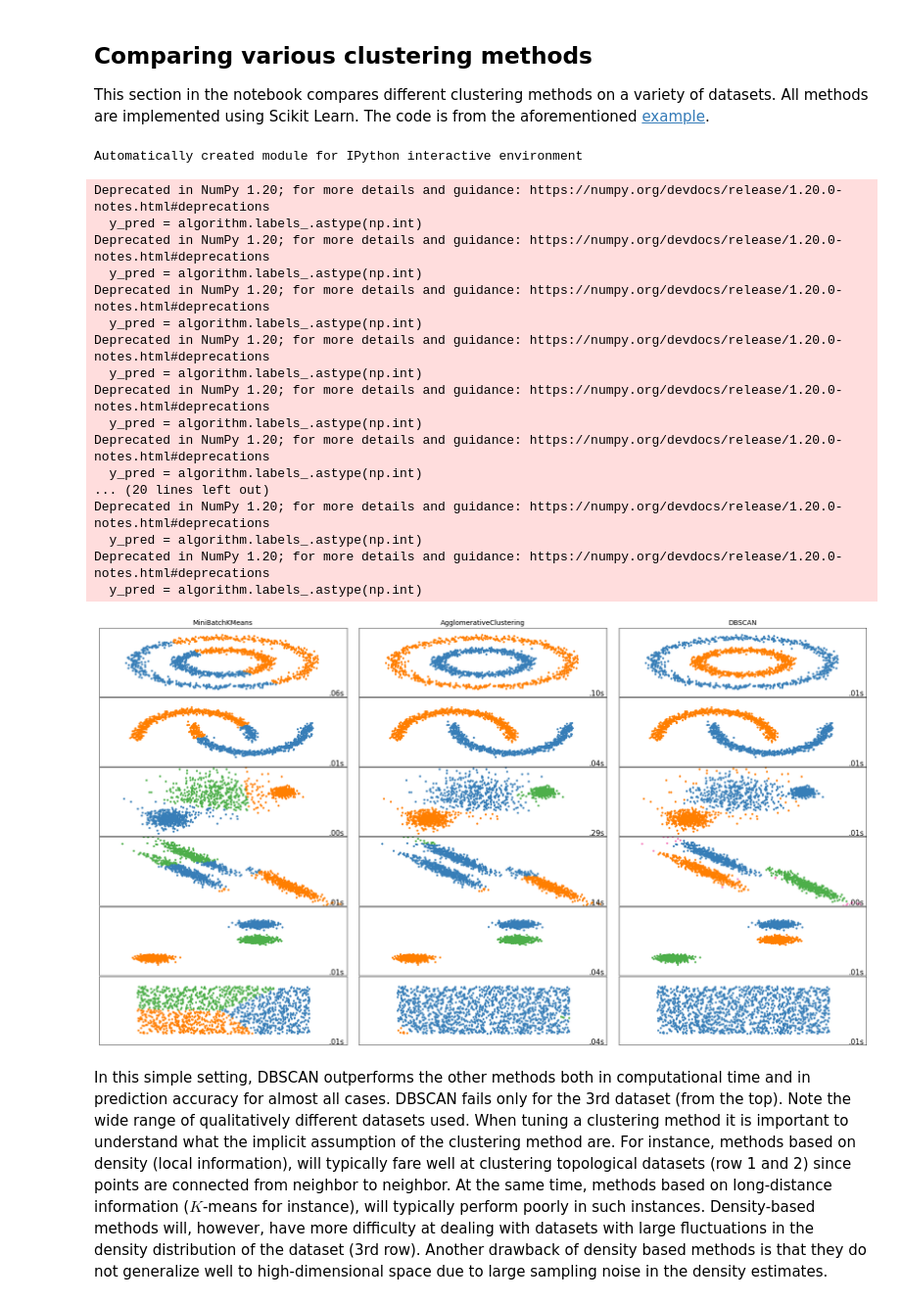
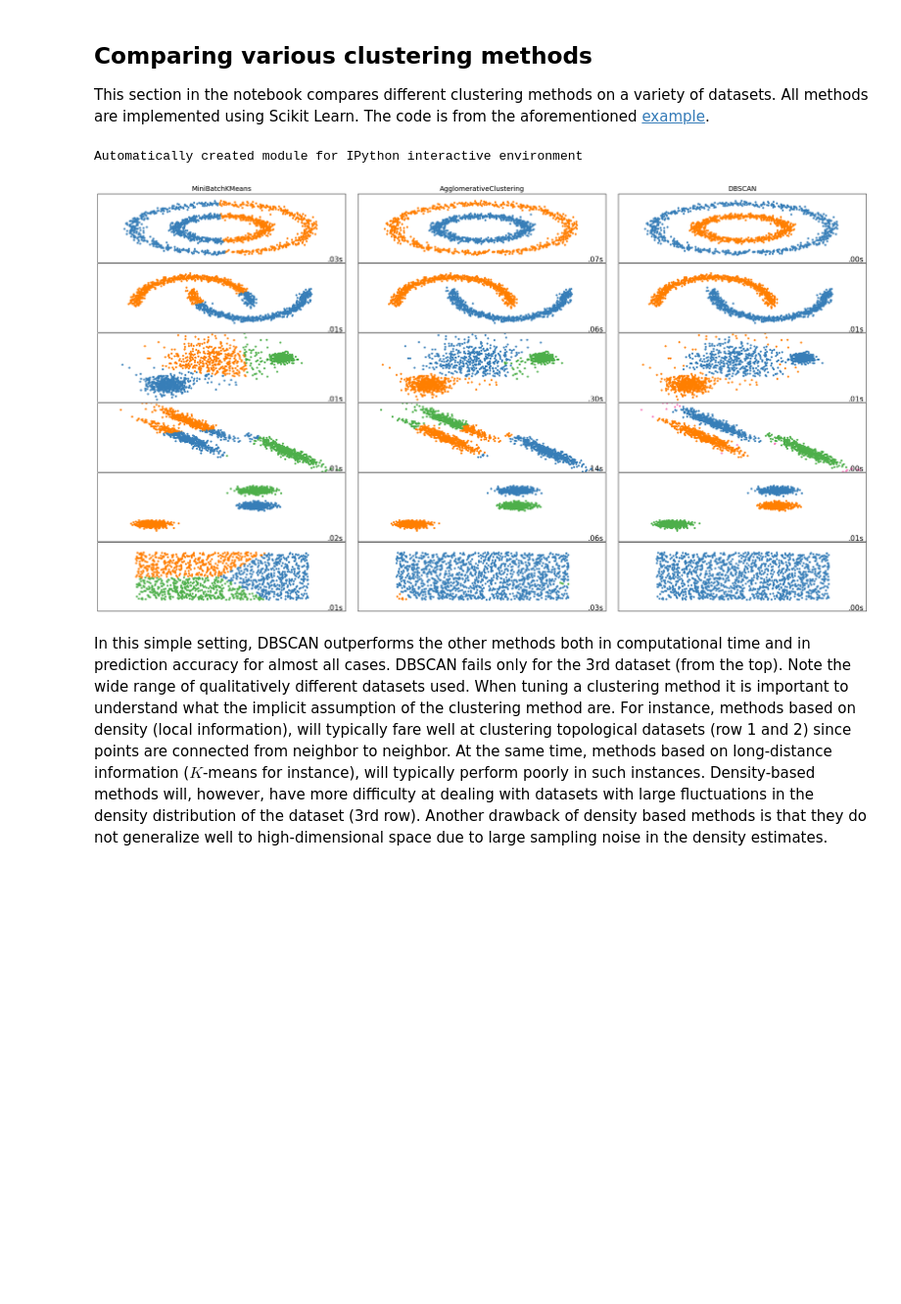
Before and after one commit to enocera/FIS0204, a Jupyter notebook: Notebooks/Notebook_05.ipynb, the cells around one changed output. Shown at 98% size. Cells and saved outputs as stored; diff of their text form; code cells hidden in the pictures; blank space fills up the shorter version.

```diff
--- a/Notebooks/Notebook_05.ipynb
+++ b/Notebooks/Notebook_05.ipynb
@@ -228,13 +228,12 @@ for i_dataset, (dataset, algo_params) in enumerate(datasets):
         n_clusters=params['n_clusters'], linkage='ward',
         connectivity=connectivity)
     spectral = cluster.SpectralClustering(
-        n_clusters=params['n_clusters'], eigen_solver='arpack',
-        affinity="nearest_neighbors")
+        n_clusters=params['n_clusters'], eigen_solver='arpack')
     dbscan = cluster.DBSCAN(eps=params['eps'])
     affinity_propagation = cluster.AffinityPropagation(
         damping=params['damping'], preference=params['preference'])
     average_linkage = cluster.AgglomerativeClustering(
-        linkage="average", affinity="cityblock",
+        linkage="average",
         n_clusters=params['n_clusters'], connectivity=connectivity)
     birch = cluster.Birch(n_clusters=params['n_clusters'])
     gmm = mixture.GaussianMixture(
@@ -264,52 +263,35 @@ for i_dataset, (dataset, algo_params) in enumerate(datasets):
                 category=UserWarning)
             algorithm.fit(X)
 
         t1 = time.time()
         if hasattr(algorithm, 'labels_'):
-            y_pred = algorithm.labels_.astype(np.int)
+            y_pred = algorithm.labels_.astype(int)
         else:
             y_pred = algorithm.predict(X)
 
         plt.subplot(len(datasets), len(clustering_algorithms), plot_num)
         if i_dataset == 0:
             plt.title(name, size=14)
 
         colors = np.array(list(islice(cycle(['#377eb8', '#ff7f00', '#4daf4a',
                                              '#f781bf', '#a65628', '#984ea3',
                                              '#999999', '#e41a1c', '#dede00']),
                                       int(max(y_pred) + 1))))
         plt.scatter(X[:, 0], X[:, 1], s=10, color=colors[y_pred])
 
         plt.xlim(-2.5, 2.5)
         plt.ylim(-2.5, 2.5)
         plt.xticks(())
         plt.yticks(())
         plt.text(.99, .01, ('%.2fs' % (t1 - t0)).lstrip('0'),
                  transform=plt.gca().transAxes, size=15,
                  horizontalalignment='right')
         plot_num += 1
 
 plt.show()
 # %% [output]
 Automatically created module for IPython interactive environment
-Deprecated in NumPy 1.20; for more details and guidance: https://numpy.org/devdocs/release/1.20.0-notes.html#deprecations
-  y_pred = algorithm.labels_.astype(np.int)
-Deprecated in NumPy 1.20; for more details and guidance: https://numpy.org/devdocs/release/1.20.0-notes.html#deprecations
-  y_pred = algorithm.labels_.astype(np.int)
-Deprecated in NumPy 1.20; for more details and guidance: https://numpy.org/devdocs/release/1.20.0-notes.html#deprecations
-  y_pred = algorithm.labels_.astype(np.int)
-Deprecated in NumPy 1.20; for more details and guidance: https://numpy.org/devdocs/release/1.20.0-notes.html#deprecations
-  y_pred = algorithm.labels_.astype(np.int)
-Deprecated in NumPy 1.20; for more details and guidance: https://numpy.org/devdocs/release/1.20.0-notes.html#deprecations
-  y_pred = algorithm.labels_.astype(np.int)
-Deprecated in NumPy 1.20; for more details and guidance: https://numpy.org/devdocs/release/1.20.0-notes.html#deprecations
-  y_pred = algorithm.labels_.astype(np.int)
-... (20 lines left out)
-Deprecated in NumPy 1.20; for more details and guidance: https://numpy.org/devdocs/release/1.20.0-notes.html#deprecations
-  y_pred = algorithm.labels_.astype(np.int)
-Deprecated in NumPy 1.20; for more details and guidance: https://numpy.org/devdocs/release/1.20.0-notes.html#deprecations
-  y_pred = algorithm.labels_.astype(np.int)
-[figure, old version]
+[figure, new version]
 # %% [markdown]
 In this simple setting, DBSCAN outperforms the other methods both in computational time and in prediction accuracy for almost all cases. DBSCAN fails only for the 3rd dataset (from the top). Note the wide range of qualitatively different datasets used. When tuning a clustering method it is important to understand what the implicit assumption of the clustering method are. For instance, methods based on density (local information), will typically fare well at clustering topological datasets (row 1 and 2) since points are connected from neighbor to neighbor. At the same time, methods based on long-distance information ($K$-means for instance), will typically perform poorly in such instances. Density-based methods will, however, have more difficulty at dealing with datasets with large fluctuations in the density distribution of the dataset (3rd row). Another drawback of density based methods is that they do not generalize well to high-dimensional space due to large sampling noise in the density estimates.
 # %% [markdown]
```
Also changed, not shown: parts of 8 cells of this notebook, 3 other files.
